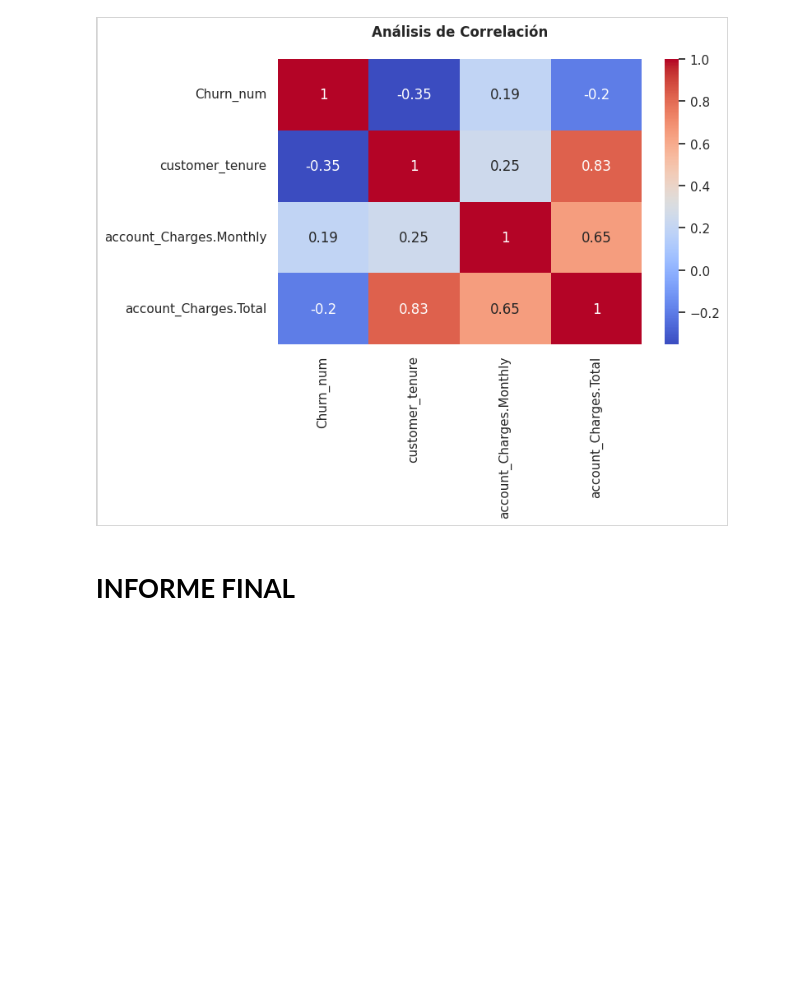
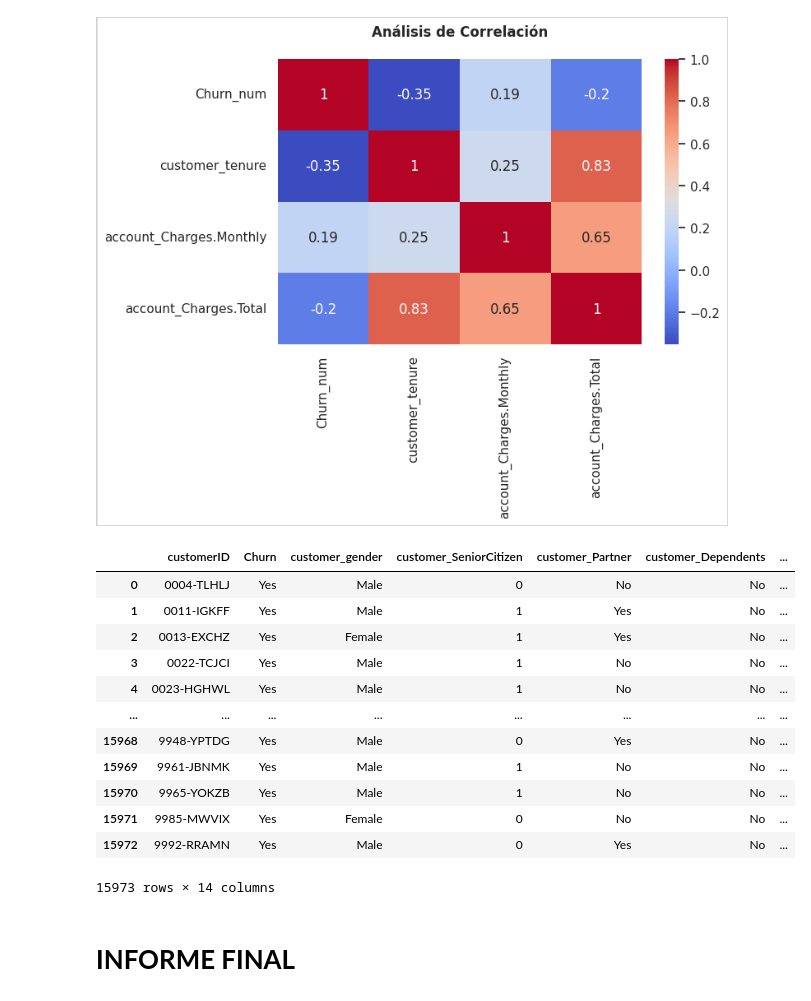
Before and after one commit to Nore-gibhub/challenge2-data-science-LATAM, a Jupyter notebook: Challenge2.ipynb, the cells around one changed output. Saved outputs shown, nothing was run; the diff lists cells and outputs as text; code cells hidden in the pictures; blank space fills up the shorter version.

```diff
--- a/Challenge2.ipynb
+++ b/Challenge2.ipynb
@@ -601,3 +601,20 @@ df_final.to_csv("datos_TelecomX_tratados.csv", index=False)
+# %%
+#Abriendo el archivvo guardado para verificar que este todo bien (esta es la data con la que se trabajará el Challenge3
+pd.read_csv("datos_TelecomX_tratados.csv")
+# %% [output]
+|  | customerID | Churn | customer_gender | customer_SeniorCitizen | customer_Partner | customer_Dependents | ... |
+| 0 | 0004-TLHLJ | Yes | Male | 0 | No | No | ... |
+| 1 | 0011-IGKFF | Yes | Male | 1 | Yes | No | ... |
+| 2 | 0013-EXCHZ | Yes | Female | 1 | Yes | No | ... |
+| 3 | 0022-TCJCI | Yes | Male | 1 | No | No | ... |
+| 4 | 0023-HGHWL | Yes | Male | 1 | No | No | ... |
+| ... | ... | ... | ... | ... | ... | ... | ... |
+| 15968 | 9948-YPTDG | Yes | Male | 0 | Yes | No | ... |
+| 15969 | 9961-JBNMK | Yes | Male | 1 | No | No | ... |
+| 15970 | 9965-YOKZB | Yes | Male | 1 | No | No | ... |
+| 15971 | 9985-MWVIX | Yes | Female | 0 | No | No | ... |
+| 15972 | 9992-RRAMN | Yes | Male | 0 | Yes | No | ... |
+15973 rows × 14 columns
 # %% [markdown]
 # **INFORME FINAL**
 # %% [markdown]
```
Also changed, not shown: parts of 2 cells of this notebook.
